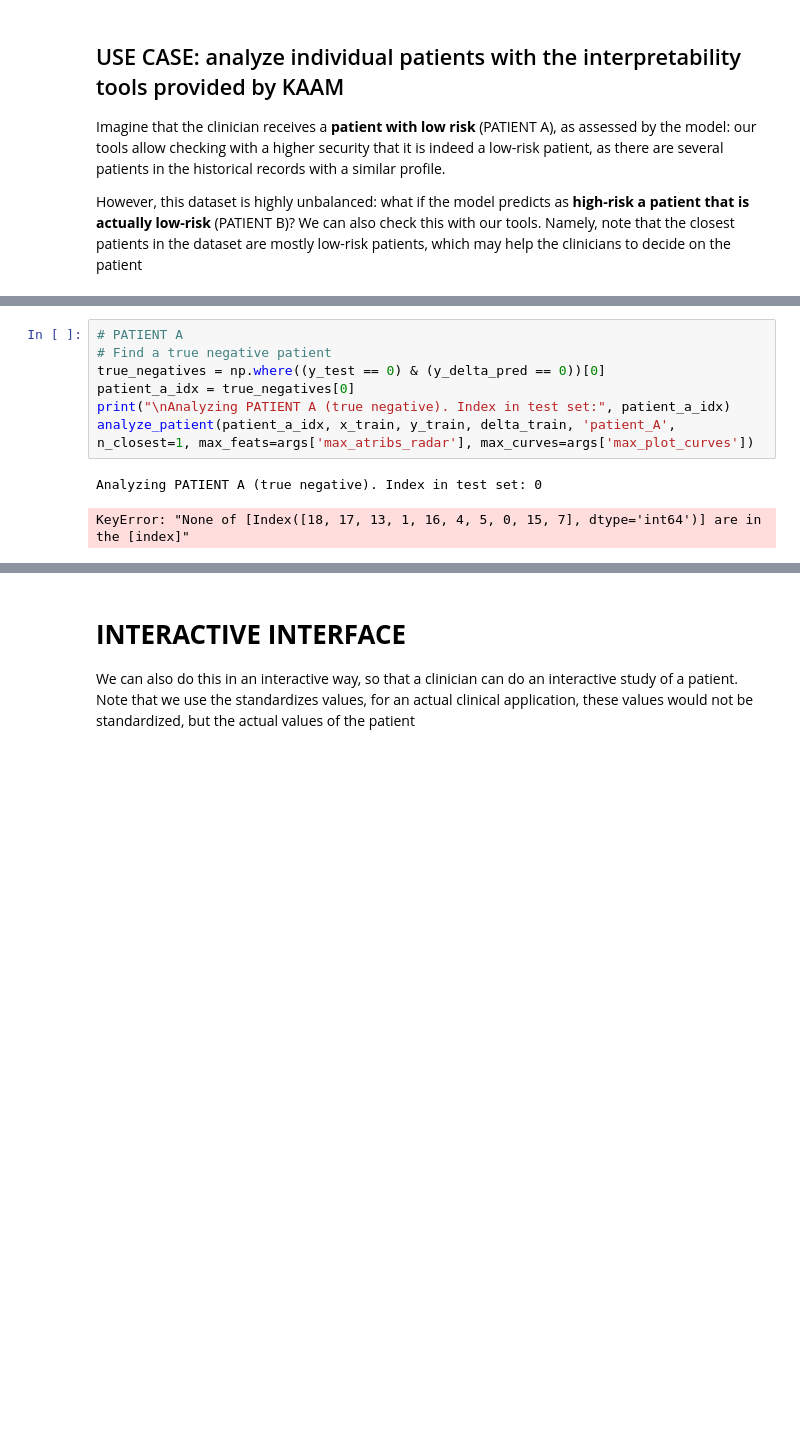
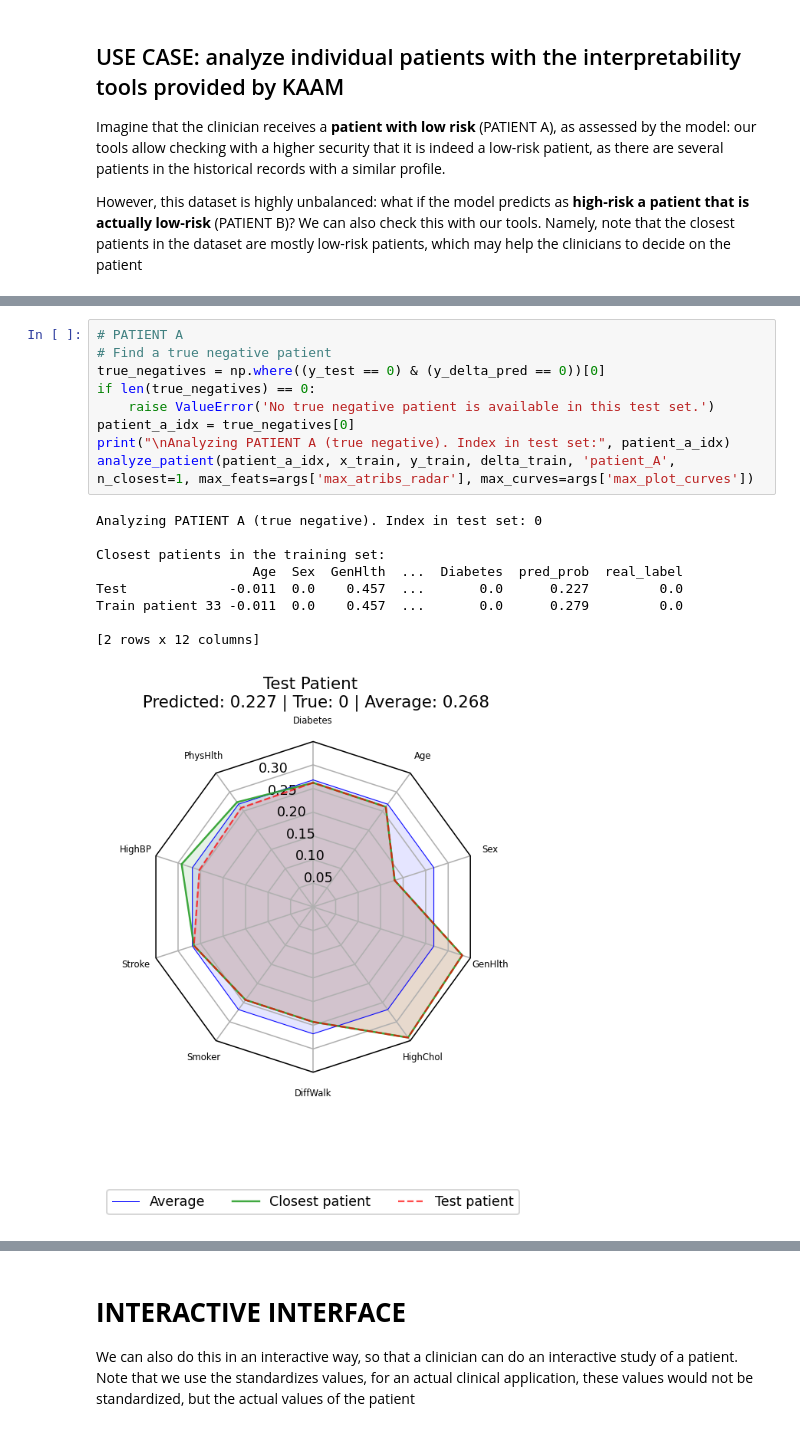
Before and after one commit to Patricia-A-Apellaniz/classification_with_kans, a Jupyter notebook: src/use_case.ipynb, the cells around one changed output, grey strips where cells are left out. Drawn from its saved outputs; the diff is of its cells as text; blank space fills up the shorter version.

```diff
--- a/src/use_case.ipynb
+++ b/src/use_case.ipynb
@@ -652,10 +672,19 @@ def compare_patients(patient_a_idx, patient_b_idx, tr_x, tr_y, tr_d, max_feats=1
 # %%
 # PATIENT A
 # Find a true negative patient
 true_negatives = np.where((y_test == 0) & (y_delta_pred == 0))[0]
+if len(true_negatives) == 0:
+    raise ValueError('No true negative patient is available in this test set.')
 patient_a_idx = true_negatives[0]
 print("\nAnalyzing PATIENT A (true negative). Index in test set:", patient_a_idx)
 analyze_patient(patient_a_idx, x_train, y_train, delta_train, 'patient_A', n_closest=1, max_feats=args['max_atribs_radar'], max_curves=args['max_plot_curves'])
 # %% [output]
 Analyzing PATIENT A (true negative). Index in test set: 0
+
+Closest patients in the training set:
+                    Age  Sex  GenHlth  ...  Diabetes  pred_prob  real_label
+Test             -0.011  0.0    0.457  ...       0.0      0.227         0.0
+Train patient 33 -0.011  0.0    0.457  ...       0.0      0.279         0.0
+
+[2 rows x 12 columns]
-KeyError: "None of [Index([18, 17, 13, 1, 16, 4, 5, 0, 15, 7], dtype='int64')] are in the [index]"
+[figure, added]
```
Also changed, not shown: parts of 13 cells of this notebook, 4 other files.
